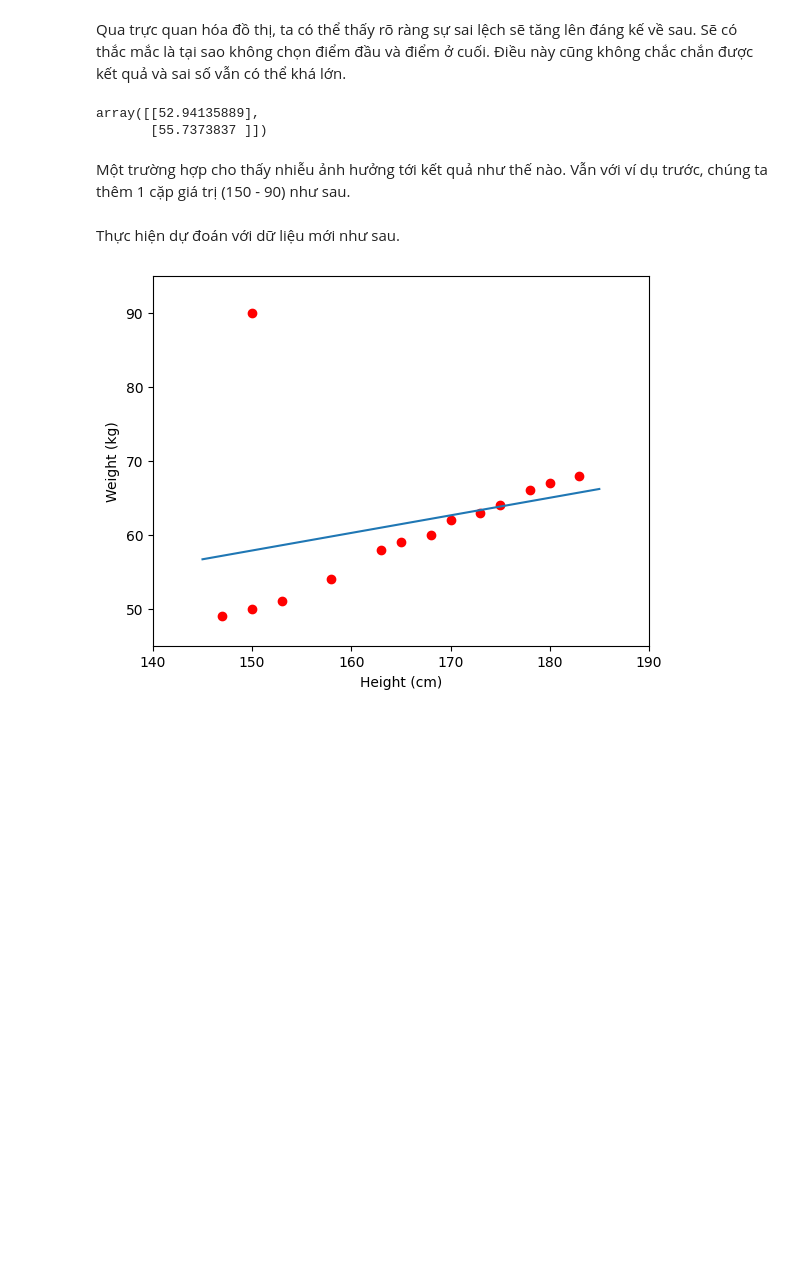
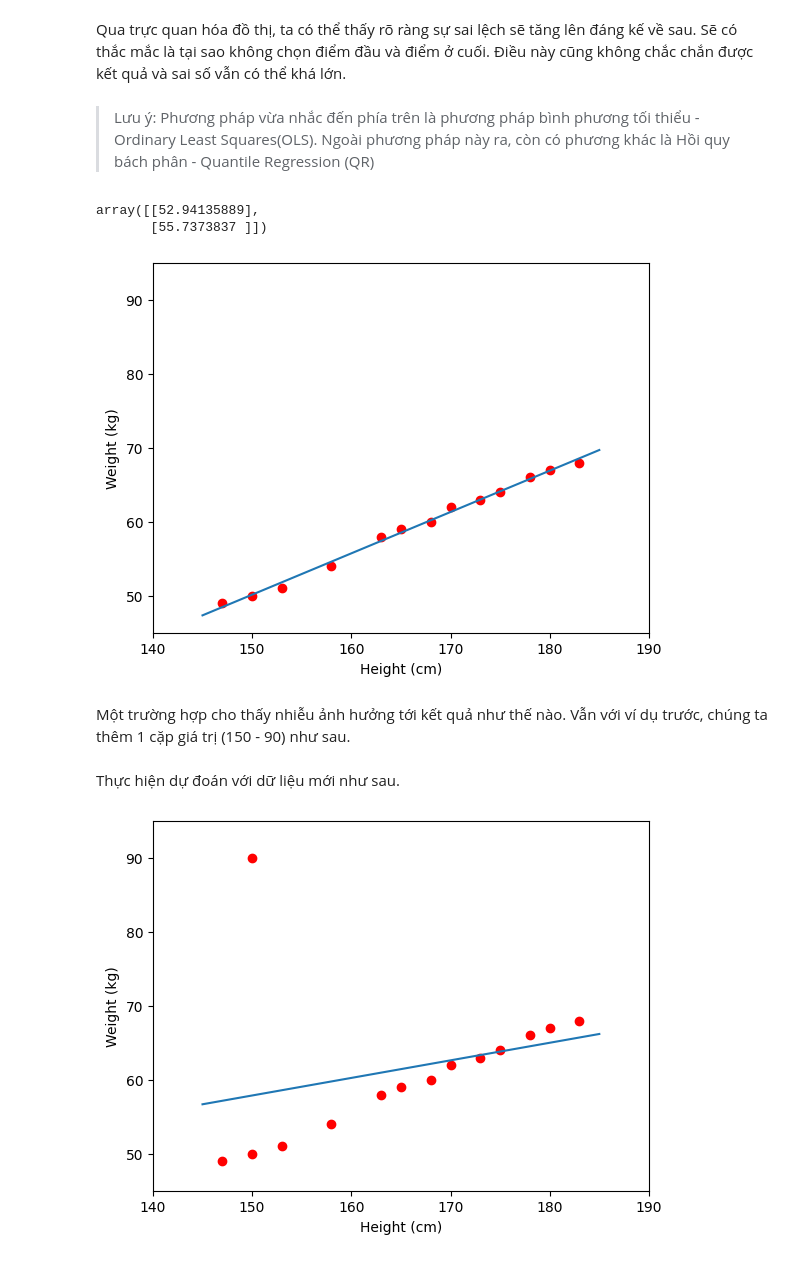
Before and after one commit to Grizmo2610/MachineLearningDocument, a Jupyter notebook: Documents.ipynb, the cells around one changed output. Saved outputs shown, nothing was run; the diff lists cells and outputs as text; code cells hidden in the pictures; blank space fills up the shorter version.

Commit message:
Linear Regression Assignment

```diff
--- a/Documents.ipynb
+++ b/Documents.ipynb
@@ -712,5 +712,7 @@ plt.show()
 # %% [markdown]
 Qua trực quan hóa đồ thị, ta có thể thấy rõ ràng sự sai lệch sẽ tăng lên đáng kế về sau. Sẽ có thắc mắc là tại sao không chọn điểm đầu và điểm ở cuối. Điều này cũng không chắc chắn được kết quả và sai số vẫn có thể khá lớn.
+# %% [markdown]
+>Lưu ý: Phương pháp vừa nhắc đến phía trên là phương pháp bình phương tối thiểu - Ordinary Least Squares(OLS). Ngoài phương pháp này ra, còn có phương khác là Hồi quy bách phân - Quantile Regression (QR)
 # %%
 class LinearRegreesion:
     def fit(self, x, y):
@@ -737,6 +739,20 @@ model.predict(np.array([[155, 160]]).T)
 # %% [output]
 array([[52.94135889],
        [55.7373837 ]])
+# %%
+w = model.theta
+x0 = np.linspace(145, 185, 2, endpoint=True)
+y0 = w[0] + w[1]*x0
+
+# Drawing the fitting line
+plt.plot(x, y, 'ro')
+plt.plot(x0, y0)
+plt.axis([140, 190, 45, 95])
+plt.xlabel('Height (cm)')
+plt.ylabel('Weight (kg)')
+plt.show()
+# %% [output]
+[figure, added]
 # %% [markdown]
 Một trường hợp cho thấy nhiễu ảnh hưởng tới kết quả như thế nào. Vẫn với ví dụ trước, chúng ta thêm 1 cặp giá trị (150 - 90) như sau.
 # %%
```
Also changed, not shown: parts of 5 cells of this notebook, 8 other files.
